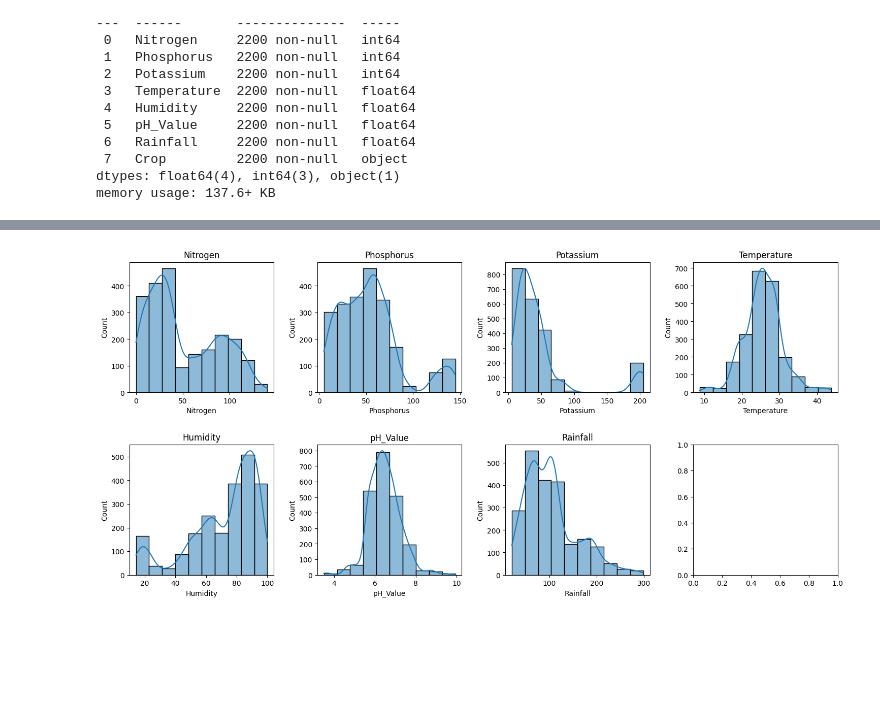
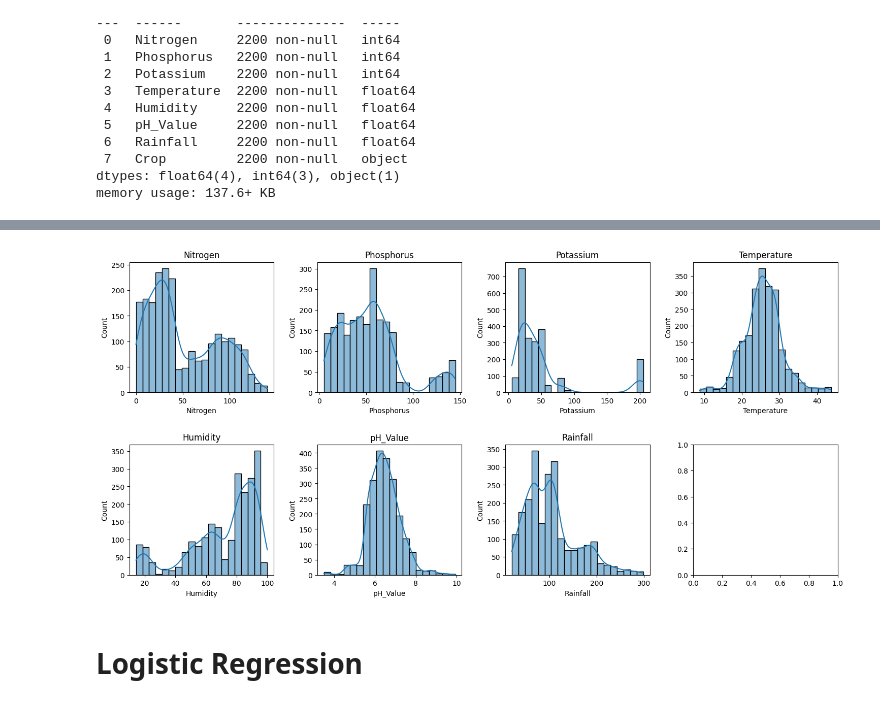
Before and after one commit to galois1915/IBM-Machine-Learning, a Jupyter notebook: Supervised-Classification/tkinter_application/models/classification-project.ipynb, the cells around one changed output, grey strips where cells are left out. Cells and saved outputs as stored; diff of their text form; code cells hidden in the pictures; blank space fills up the shorter version.

```diff
--- a/Supervised-Classification/tkinter_application/models/classification-project.ipynb
+++ b/Supervised-Classification/tkinter_application/models/classification-project.ipynb
@@ -57,12 +52,14 @@ Name: count, dtype: int64
 # %%
 fig, axes = plt.subplots(nrows=2, ncols=4, figsize=(18,8))
 
 # Plot KDE plots for each column
 for i, ax in enumerate(axes.ravel()):
     if i!=7:
-        sns.histplot(X.iloc[:,i], kde=True, ax=ax, bins=10)
+        sns.histplot(X.iloc[:,i], kde=True, ax=ax, bins=20)
         ax.set_title(f'{X.columns[i]}', fontsize=12)
 plt.subplots_adjust(hspace=0.4, wspace=0.3)
 plt.show()
 # %% [output]
-[figure, old version]
+[figure, new version]
+# %% [markdown]
+# Logistic Regression
```
Also changed, not shown: parts of 27 cells of this notebook, 2 other files.
